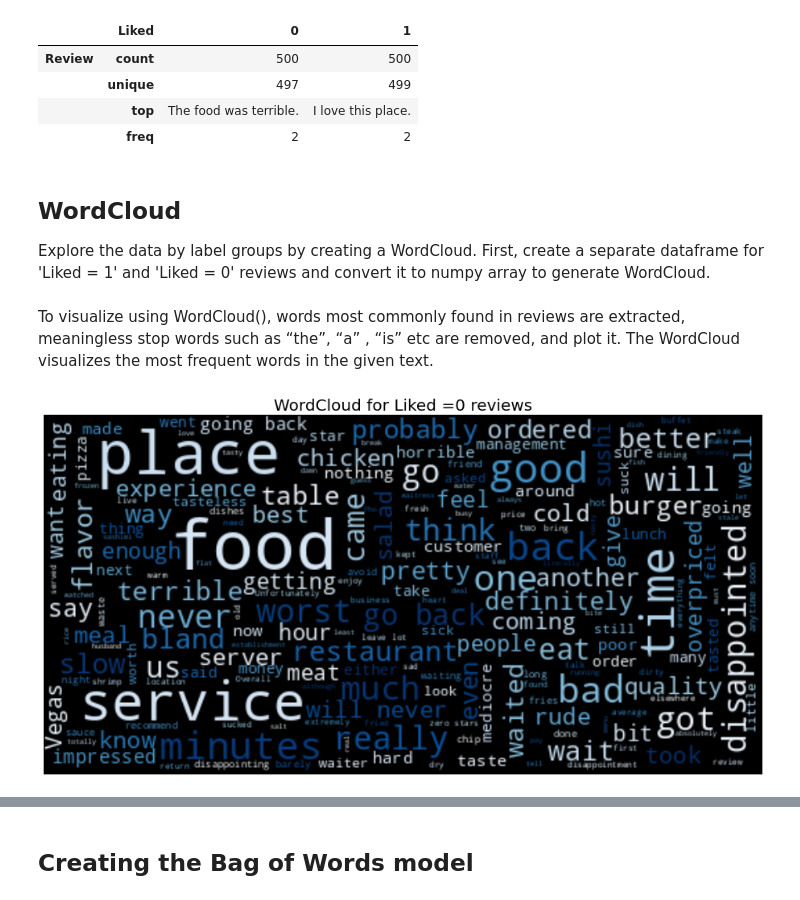
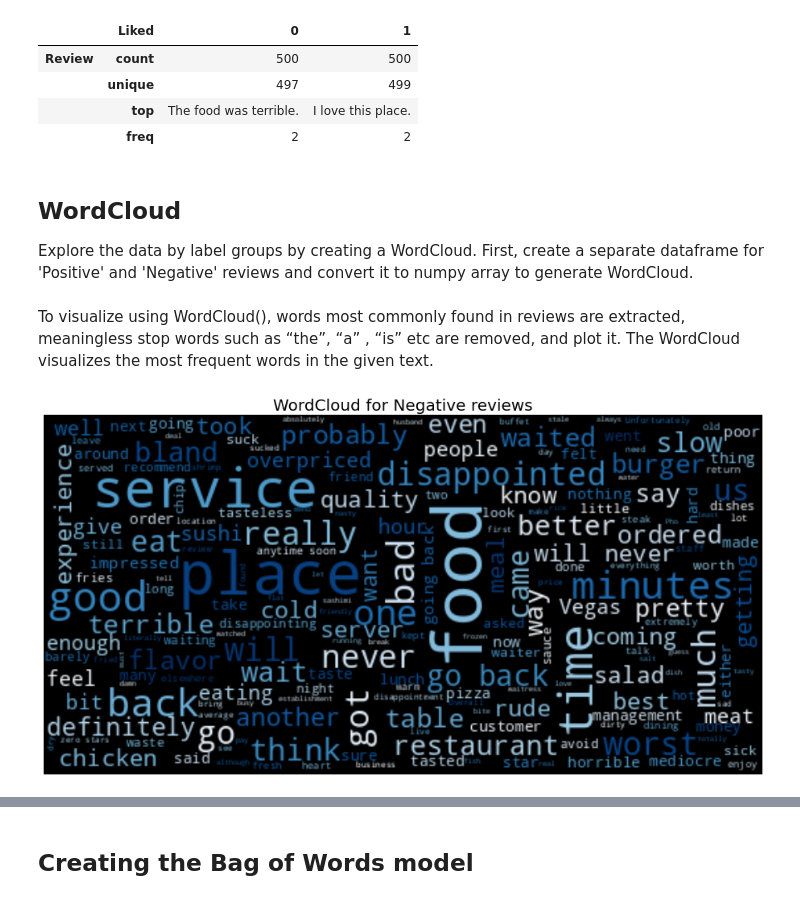
Before and after one commit to RiniChristy/Machine-Learning, a Jupyter notebook: natural-language-processing-restaurant-review.ipynb, the cells around one changed output, grey strips where cells are left out. Cells and saved outputs as stored; diff of their text form; code cells hidden in the pictures.

```diff
--- a/natural-language-processing-restaurant-review.ipynb
+++ b/natural-language-processing-restaurant-review.ipynb
@@ -49,25 +49,25 @@ ds.groupby(('Liked')).describe().T
 # %% [markdown]
 ## **WordCloud**
 
-Explore the data by label groups by creating a WordCloud. First, create a separate dataframe for 'Liked = 1' and 'Liked = 0' reviews and convert it to numpy array to generate WordCloud.
+Explore the data by label groups by creating a WordCloud. First, create a separate dataframe for 'Positive' and 'Negative' reviews and convert it to numpy array to generate WordCloud.
 # %%
-# Get all the Liked = 1 and Liked = 0 reviews
-Review_0 = ds[ds.Liked ==0]
-Review_1 = ds[ds.Liked==1]
+# Get all the Positive and Negative reviews
+Negative = ds[ds.Liked ==0]
+Positive = ds[ds.Liked==1]
 # Create numpy list to visualize using wordcloud
-Review_0_text = " ".join(Review_0.Review.to_numpy().tolist())
-Review_1_text = " ".join(Review_1.Review.to_numpy().tolist())
+Negative_text = " ".join(Negative.Review.to_numpy().tolist())
+Positive_text = " ".join(Positive.Review.to_numpy().tolist())
 # %% [markdown]
 To visualize using WordCloud(), words most commonly found in reviews are extracted, meaningless stop words such as “the”, “a” , “is” etc are removed, and plot it. The WordCloud visualizes the most frequent words in the given text.
 # %%
 from wordcloud import WordCloud, STOPWORDS, ImageColorGenerator
-# wordcloud of Liked =0 reviews
-Review_0_cloud = WordCloud(width =520, height =260, stopwords=STOPWORDS,max_font_size=50, background_color ="black", colormap='Blues').generate(Review_0_text)
+# wordcloud of Negative reviews
+Negative_cloud = WordCloud(width =520, height =260, stopwords=STOPWORDS,max_font_size=50, background_color ="black", colormap='Blues').generate(Negative_text)
 plt.figure(figsize=(16,10))
-plt.imshow(Review_0_cloud, interpolation='bilinear')
+plt.imshow(Negative_cloud, interpolation='bilinear')
 plt.axis('off') # turn off axis
-plt.title("WordCloud for Liked =0 reviews", fontsize = 20)
+plt.title("WordCloud for Negative reviews", fontsize = 20)
 plt.show()
 # %% [output]
-[figure, old version]
+[figure, new version]
 # %% [markdown]
```
Also changed, not shown: parts of 8 cells of this notebook.
